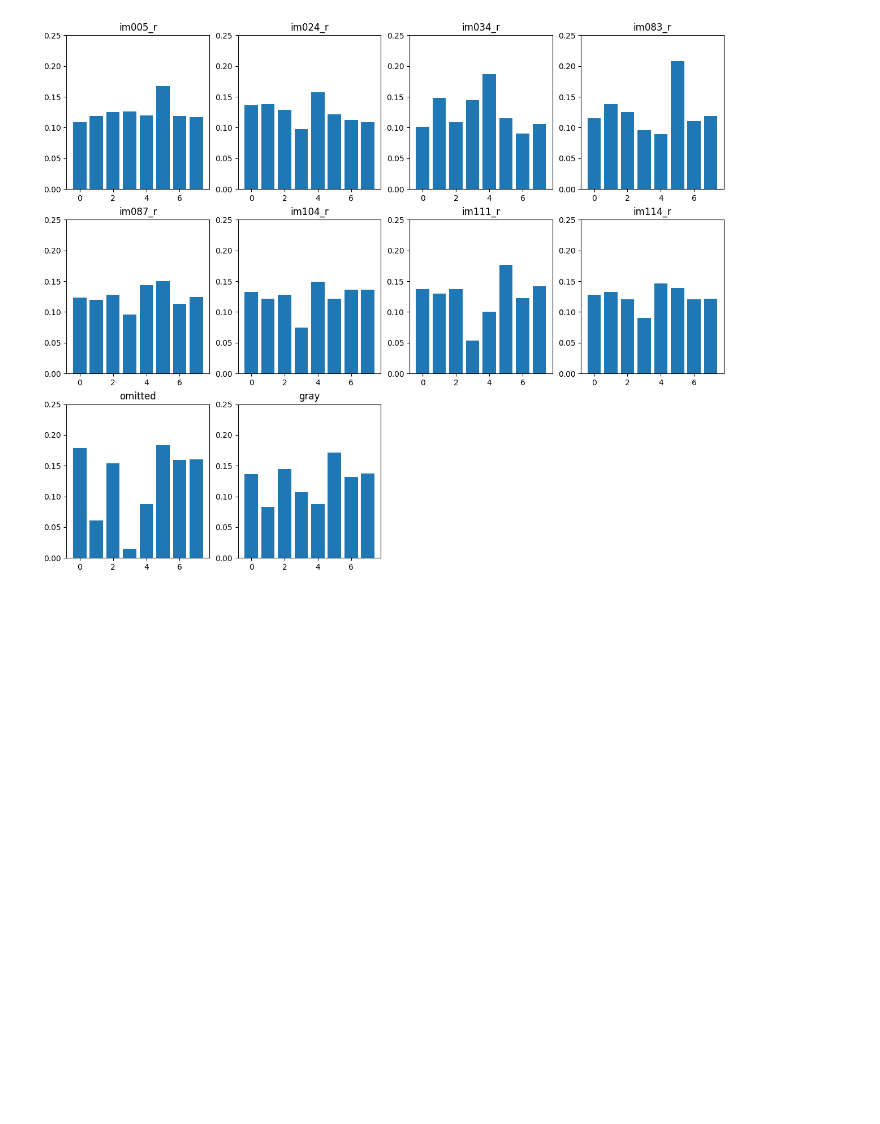
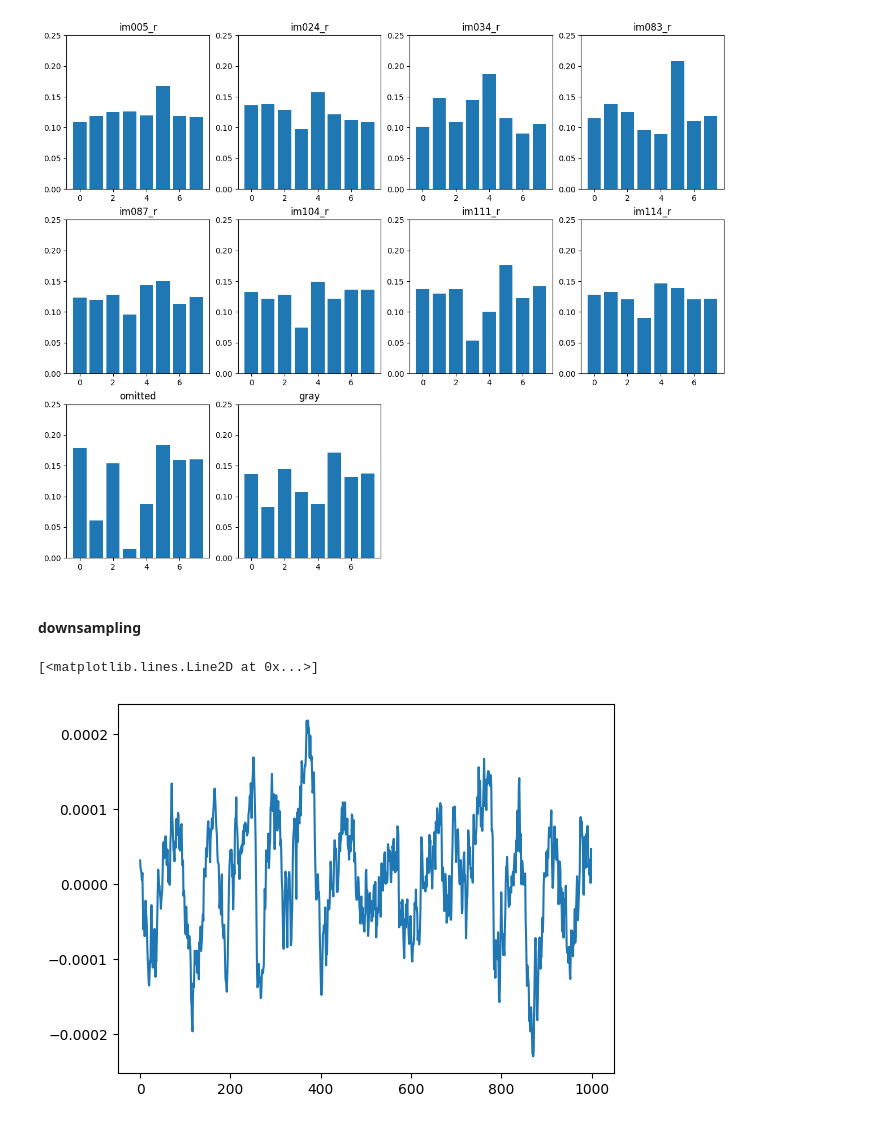
Before and after one commit to jerryjii/HMM, a Jupyter notebook: HMM_LFP.ipynb, the cells around one changed output. Drawn from its saved outputs; the diff is of its cells as text; code cells hidden in the pictures; blank space fills up the shorter version.

Commit message:
added downsampling

```diff
--- a/HMM_LFP.ipynb
+++ b/HMM_LFP.ipynb
@@ -380,3 +446,12 @@ for i in range(3):
         axs[i][j].set_yticks(np.arange(0,0.26,0.05))
 # %% [output]
 [figure]
+# %% [markdown]
+#### downsampling
+# %%
+temp = np.reshape(A_chan, (1,-1))
+A_chan_down = decimate(temp, 2)
+plt.plot(A_chan_down[0][0:1000])
+# %% [output]
+[<matplotlib.lines.Line2D at 0x...>]
+[figure, added]
```
Also changed, not shown: parts of 61 cells of this notebook.
